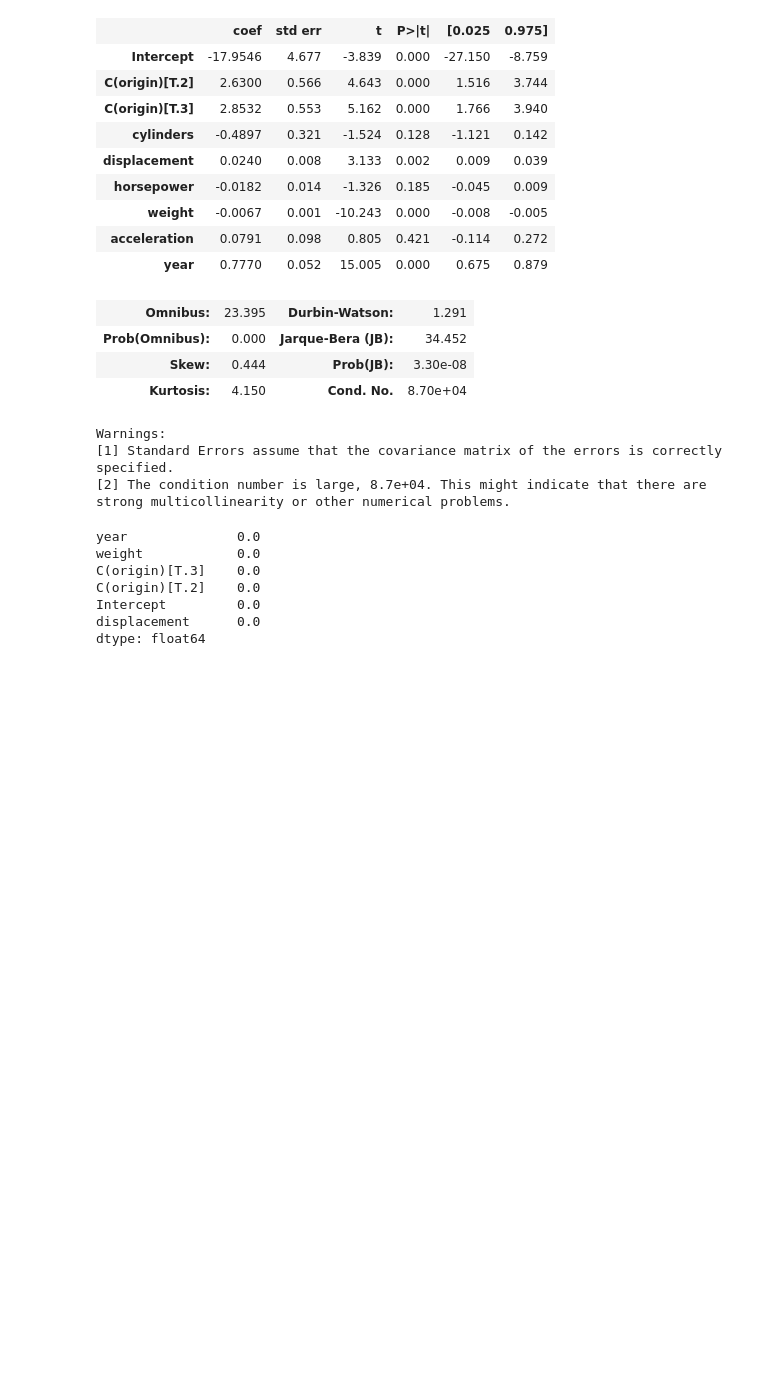
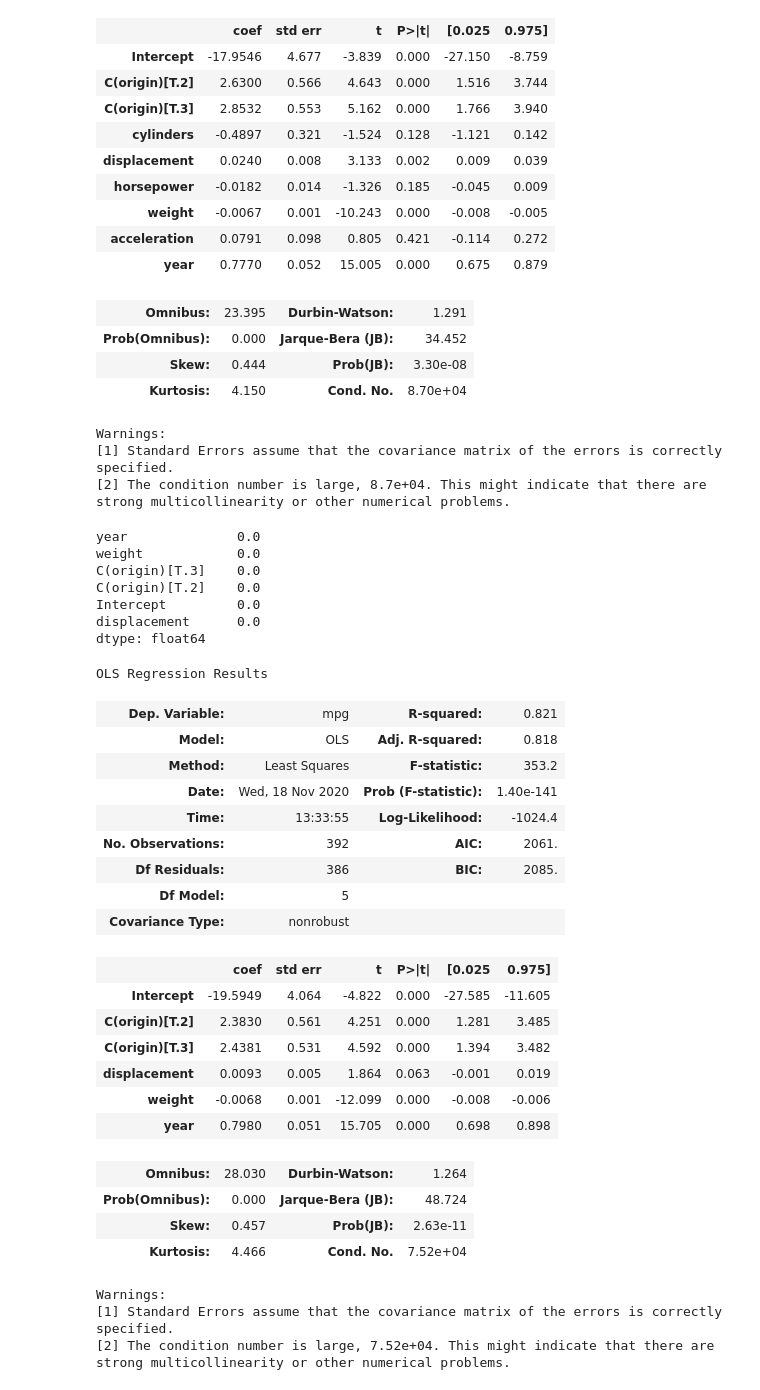
Before and after one commit to kestarumper/StudiaMgr, a Jupyter notebook: II/DataMining/l2/ex10.ipynb, the cells around one changed output. Saved outputs shown, nothing was run; the diff lists cells and outputs as text; code cells hidden in the pictures; blank space fills up the shorter version.

```diff
--- a/II/DataMining/l2/ex10.ipynb
+++ b/II/DataMining/l2/ex10.ipynb
@@ -151,3 +151,34 @@ C(origin)[T.2]    0.0
 Intercept         0.0
 displacement      0.0
 dtype: float64
+# %%
+formula = 'mpg ~ displacement + weight + year + C(origin)'
+
+model_short = smf.ols(formula, df).fit()
+model_short.summary()
+# %% [output]
+OLS Regression Results
+| Dep. Variable: | mpg | R-squared: | 0.821 |
+| Model: | OLS | Adj. R-squared: | 0.818 |
+| Method: | Least Squares | F-statistic: | 353.2 |
+| Date: | Wed, 18 Nov 2020 | Prob (F-statistic): | 1.40e-141 |
+| Time: | 13:33:55 | Log-Likelihood: | -1024.4 |
+| No. Observations: | 392 | AIC: | 2061. |
+| Df Residuals: | 386 | BIC: | 2085. |
+| Df Model: | 5 |  |  |
+| Covariance Type: | nonrobust |  |  |
+|  | coef | std err | t | P>|t| | [0.025 | 0.975] |
+| Intercept | -19.5949 | 4.064 | -4.822 | 0.000 | -27.585 | -11.605 |
+| C(origin)[T.2] | 2.3830 | 0.561 | 4.251 | 0.000 | 1.281 | 3.485 |
+| C(origin)[T.3] | 2.4381 | 0.531 | 4.592 | 0.000 | 1.394 | 3.482 |
+| displacement | 0.0093 | 0.005 | 1.864 | 0.063 | -0.001 | 0.019 |
+| weight | -0.0068 | 0.001 | -12.099 | 0.000 | -0.008 | -0.006 |
+| year | 0.7980 | 0.051 | 15.705 | 0.000 | 0.698 | 0.898 |
+| Omnibus: | 28.030 | Durbin-Watson: | 1.264 |
+| Prob(Omnibus): | 0.000 | Jarque-Bera (JB): | 48.724 |
+| Skew: | 0.457 | Prob(JB): | 2.63e-11 |
+| Kurtosis: | 4.466 | Cond. No. | 7.52e+04 |
+Warnings:
+[1] Standard Errors assume that the covariance matrix of the errors is correctly specified.
+[2] The condition number is large, 7.52e+04. This might indicate that there are
+strong multicollinearity or other numerical problems.
```
Also changed, not shown: parts of 5 cells of this notebook.
